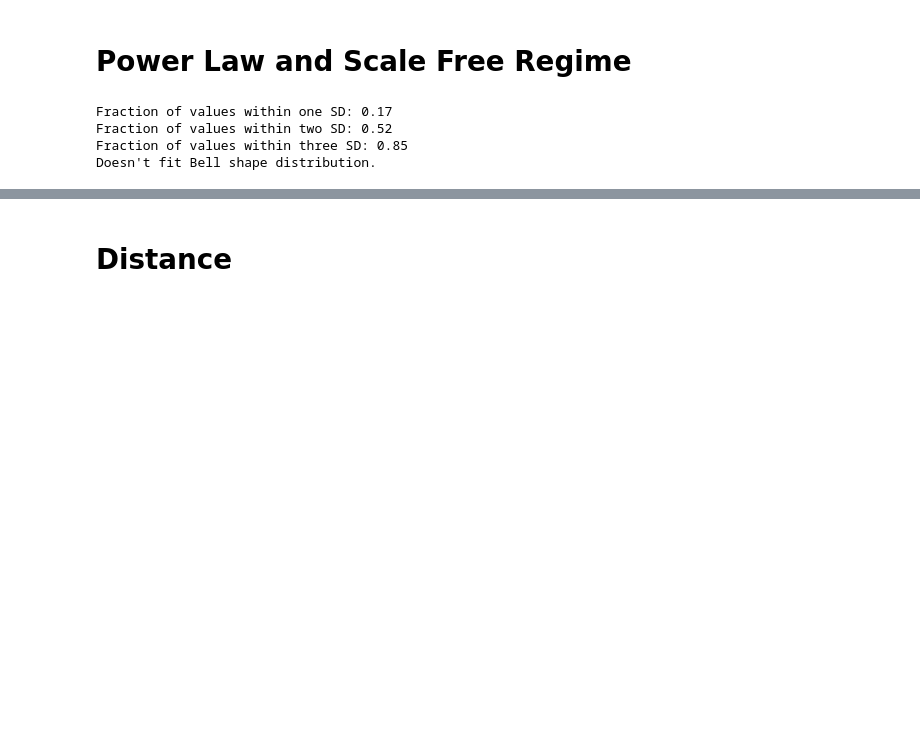
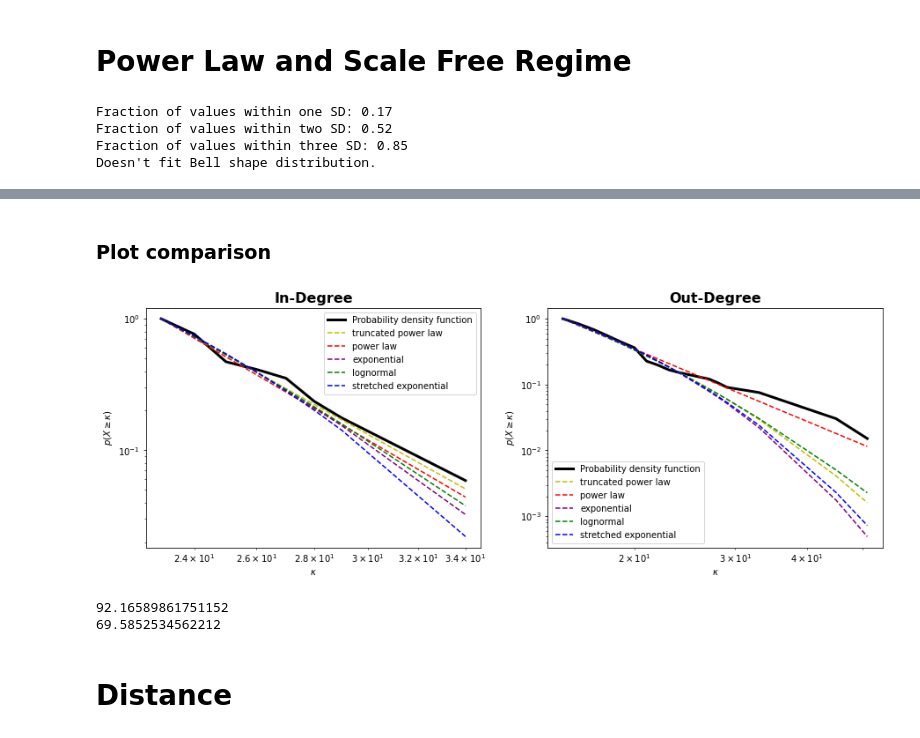
Before and after one commit to danielegerbaldo/Complex-Networks-Analysis-Project, a Jupyter notebook: CNA_Section_2_Network_Statistics.ipynb, the cells around one changed output, grey strips where cells are left out. Drawn from its saved outputs; the diff is of its cells as text; code cells hidden in the pictures; blank space fills up the shorter version.

```diff
--- a/CNA_Section_2_Network_Statistics.ipynb
+++ b/CNA_Section_2_Network_Statistics.ipynb
@@ -314,3 +429,45 @@ fig4.legend(["Probability density function","power law fit", "lognormal", "stret
+# %% [markdown]
+### Plot comparison
+# %%
+fig_power_law, axes = plt.subplots(nrows=1, ncols=2)
+
+#In-degree
+fit_in.plot_ccdf(ax=axes[0],linewidth=3, color='black')
+fit_in.truncated_power_law.plot_ccdf(ax=axes[0], color='y', linestyle='--') #truncated_power_law
+fit_in.power_law.plot_ccdf(ax=axes[0], color='r', linestyle='--') #powerlaw
+fit_in.exponential.plot_ccdf(ax=axes[0], color='purple', linestyle='--') #exponential
+fit_in.lognormal.plot_ccdf(ax=axes[0], color='g', linestyle='--') #lognormal
+fit_in.stretched_exponential.plot_ccdf(ax=axes[0], color='b', linestyle='--') #stretched_exponential
+axes[0].legend(["Probability density function","truncated power law","power law","exponential","lognormal","stretched exponential"])
+axes[0].set_xlabel("$\kappa$")
+axes[0].set_ylabel("$p(X \geq \kappa)$")
+axes[0].set_title('In-Degree',fontdict= { 'fontsize': 16, 'fontweight':'bold'})
+
+#Out-degree
+fit_out.plot_ccdf(ax=axes[1], linewidth=3, color='black')
+fit_out.truncated_power_law.plot_ccdf(ax=axes[1], color='y', linestyle='--') #truncated_power_law
+fit_out.power_law.plot_ccdf(ax=axes[1], color='r', linestyle='--') #powerlaw
+fit_out.exponential.plot_ccdf(ax=axes[1], color='purple', linestyle='--') #exponential
+fit_out.lognormal.plot_ccdf(ax=axes[1], color='g', linestyle='--') #lognormal
+fit_out.stretched_exponential.plot_ccdf(ax=axes[1], color='b', linestyle='--') #stretched_exponential
+axes[1].legend(["Probability density function","truncated power law","power law","exponential","lognormal","stretched exponential"])
+axes[1].set_xlabel("$\kappa$")
+axes[1].set_ylabel("$p(X \geq \kappa)$")
+axes[1].set_title('Out-Degree',fontdict= { 'fontsize': 16, 'fontweight':'bold'})
+
+
+fig_power_law.figure.set_size_inches((15,5))
+# %% [output]
+[figure, added]
+# %%
+# print(len(degrees_sequences['In degree sequence']))
+# print(len(degrees_sequences['Out degree sequence']))
+
+print(((len([i for i in degrees_sequences['In degree sequence'] if i < 23]))*100)/217)
+print(((len([i for i in degrees_sequences['Out degree sequence'] if i < 15]))*100)/217)
+# %% [output]
+92.16589861751152
+69.5852534562212
 # %% [markdown]
 # Distance
 # %% [markdown]
```
Also changed, not shown: parts of 15 cells of this notebook.
